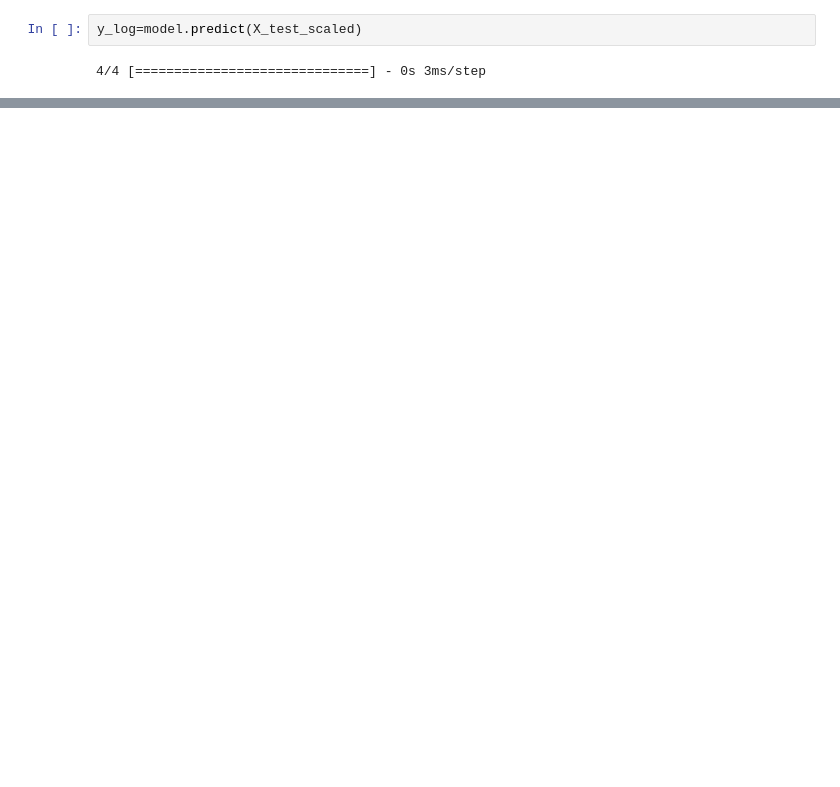
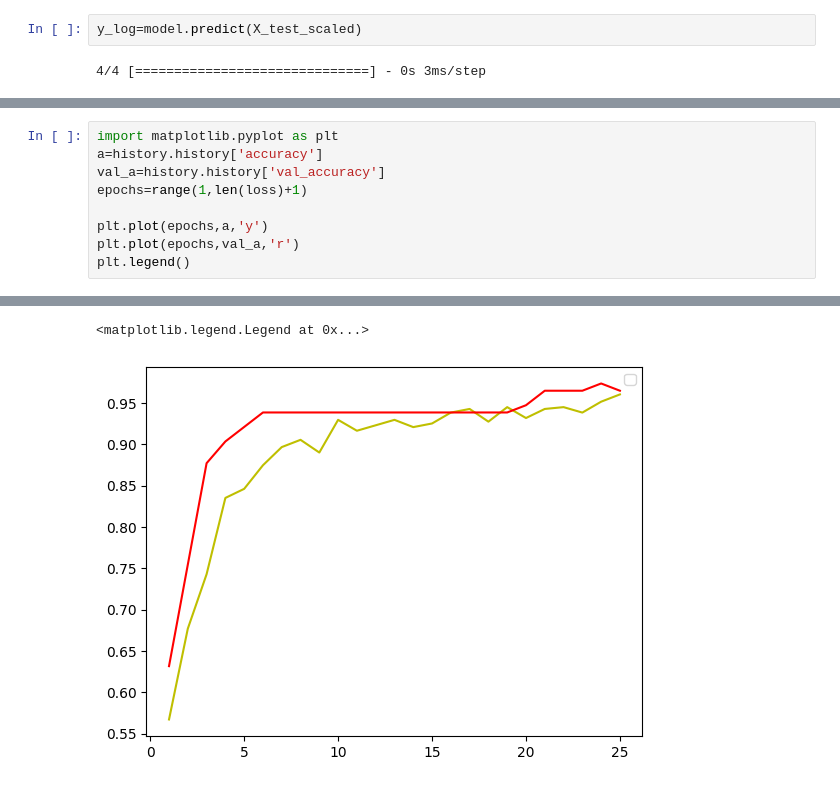
Before and after one commit to vyom-verma/DL_model_cancer_prediction, a Jupyter notebook: cancer.ipynb, the cells around one changed output, grey strips where cells are left out. Saved outputs shown, nothing was run; the diff lists cells and outputs as text; blank space fills up the shorter version.

```diff
--- a/cancer.ipynb
+++ b/cancer.ipynb
@@ -180,0 +181,10 @@ accuracy_score(y_test,y_pred)
+# %%
+import matplotlib.pyplot as plt
+a=history.history['accuracy']
+val_a=history.history['val_accuracy']
+epochs=range(1,len(loss)+1)
+
+plt.plot(epochs,a,'y')
+plt.plot(epochs,val_a,'r')
+plt.legend()
+# %% [output]
@@ -180,0 +192,2 @@ accuracy_score(y_test,y_pred)
+<matplotlib.legend.Legend at 0x...>
+[figure, added]
```
Also changed, not shown: parts of 20 cells of this notebook.
